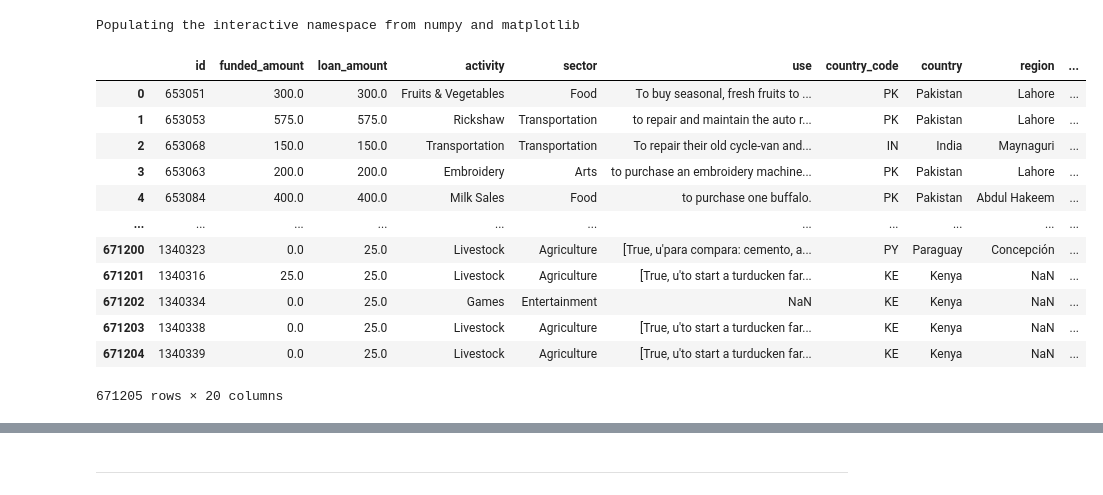
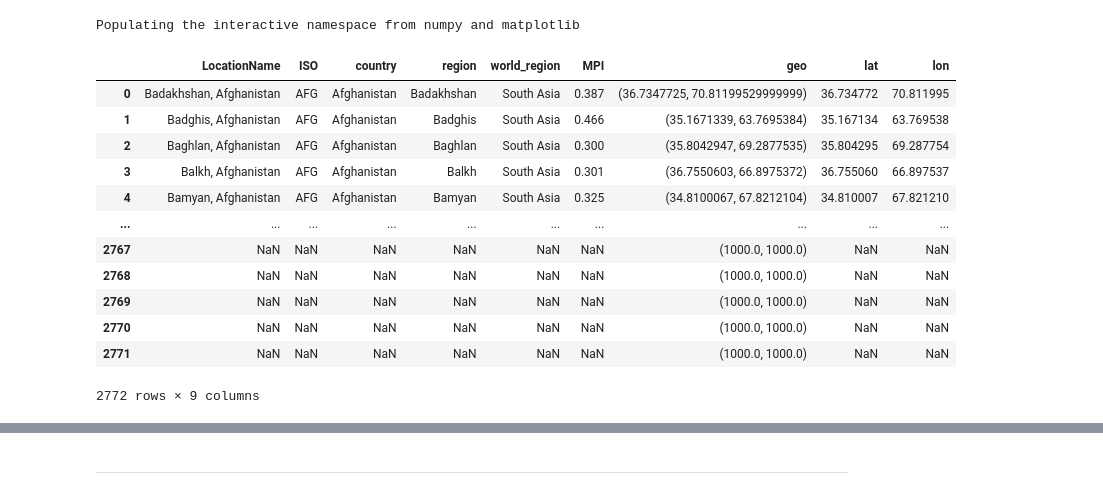
Before and after one commit to kornavit/project-data-sci-kavi, a Jupyter notebook: main.ipynb, the cells around one changed output, grey strips where cells are left out. Saved outputs shown, nothing was run; the diff lists cells and outputs as text; code cells hidden in the pictures.

```diff
--- a/main.ipynb
+++ b/main.ipynb
@@ -48,20 +89,23 @@ import seaborn as sns
 # %% [output]
 Populating the interactive namespace from numpy and matplotlib
 # %%
-df = pd.read_csv('dataset/kiva_loans.csv')
+# อ่านไฟล์ csv และเก็บข้อมูลใน dataframe
+df_kiva_mpi = pd.read_csv('dataset/kiva_mpi_region_locations.csv')
+kiva_loans = pd.read_csv('dataset/kiva_loans.csv')
+df_loan_themes_by_region = pd.read_csv('dataset/loan_themes_by_region.csv')
 # %%
-df
+df_kiva_mpi
 # %% [output]
-|  | id | funded_amount | loan_amount | activity | sector | use | country_code | country | region | ... |
-| 0 | 653051 | 300.0 | 300.0 | Fruits & Vegetables | Food | To buy seasonal, fresh fruits to ... | PK | Pakistan | Lahore | ... |
-| 1 | 653053 | 575.0 | 575.0 | Rickshaw | Transportation | to repair and maintain the auto r... | PK | Pakistan | Lahore | ... |
-| 2 | 653068 | 150.0 | 150.0 | Transportation | Transportation | To repair their old cycle-van and... | IN | India | Maynaguri | ... |
-| 3 | 653063 | 200.0 | 200.0 | Embroidery | Arts | to purchase an embroidery machine... | PK | Pakistan | Lahore | ... |
-| 4 | 653084 | 400.0 | 400.0 | Milk Sales | Food | to purchase one buffalo. | PK | Pakistan | Abdul Hakeem | ... |
-| ... | ... | ... | ... | ... | ... | ... | ... | ... | ... | ... |
-| 671200 | 1340323 | 0.0 | 25.0 | Livestock | Agriculture | [True, u'para compara: cemento, a... | PY | Paraguay | Concepción | ... |
-| 671201 | 1340316 | 25.0 | 25.0 | Livestock | Agriculture | [True, u'to start a turducken far... | KE | Kenya | NaN | ... |
-| 671202 | 1340334 | 0.0 | 25.0 | Games | Entertainment | NaN | KE | Kenya | NaN | ... |
-| 671203 | 1340338 | 0.0 | 25.0 | Livestock | Agriculture | [True, u'to start a turducken far... | KE | Kenya | NaN | ... |
-| 671204 | 1340339 | 0.0 | 25.0 | Livestock | Agriculture | [True, u'to start a turducken far... | KE | Kenya | NaN | ... |
+|  | LocationName | ISO | country | region | world_region | MPI | geo | lat | lon |
+| 0 | Badakhshan, Afghanistan | AFG | Afghanistan | Badakhshan | South Asia | 0.387 | (36.7347725, 70.81199529999999) | 36.734772 | 70.811995 |
+| 1 | Badghis, Afghanistan | AFG | Afghanistan | Badghis | South Asia | 0.466 | (35.1671339, 63.7695384) | 35.167134 | 63.769538 |
+| 2 | Baghlan, Afghanistan | AFG | Afghanistan | Baghlan | South Asia | 0.300 | (35.8042947, 69.2877535) | 35.804295 | 69.287754 |
+| 3 | Balkh, Afghanistan | AFG | Afghanistan | Balkh | South Asia | 0.301 | (36.7550603, 66.8975372) | 36.755060 | 66.897537 |
+| 4 | Bamyan, Afghanistan | AFG | Afghanistan | Bamyan | South Asia | 0.325 | (34.8100067, 67.8212104) | 34.810007 | 67.821210 |
+| ... | ... | ... | ... | ... | ... | ... | ... | ... | ... |
+| 2767 | NaN | NaN | NaN | NaN | NaN | NaN | (1000.0, 1000.0) | NaN | NaN |
+| 2768 | NaN | NaN | NaN | NaN | NaN | NaN | (1000.0, 1000.0) | NaN | NaN |
+| 2769 | NaN | NaN | NaN | NaN | NaN | NaN | (1000.0, 1000.0) | NaN | NaN |
+| 2770 | NaN | NaN | NaN | NaN | NaN | NaN | (1000.0, 1000.0) | NaN | NaN |
+| 2771 | NaN | NaN | NaN | NaN | NaN | NaN | (1000.0, 1000.0) | NaN | NaN |
-671205 rows × 20 columns
+2772 rows × 9 columns
```
Also changed, not shown: parts of 63 cells of this notebook, 1 other file.
